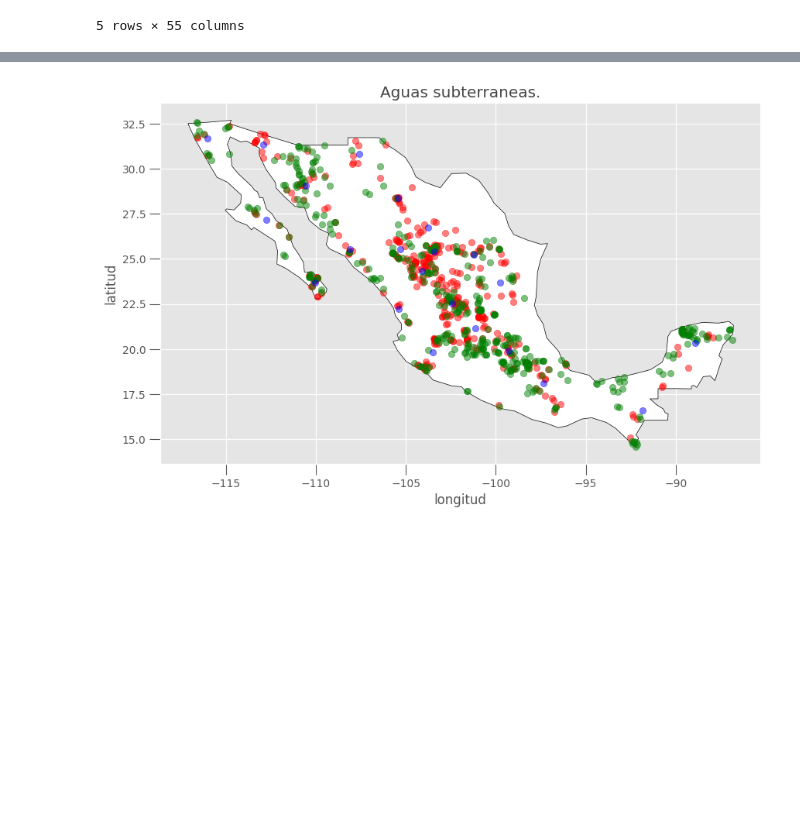
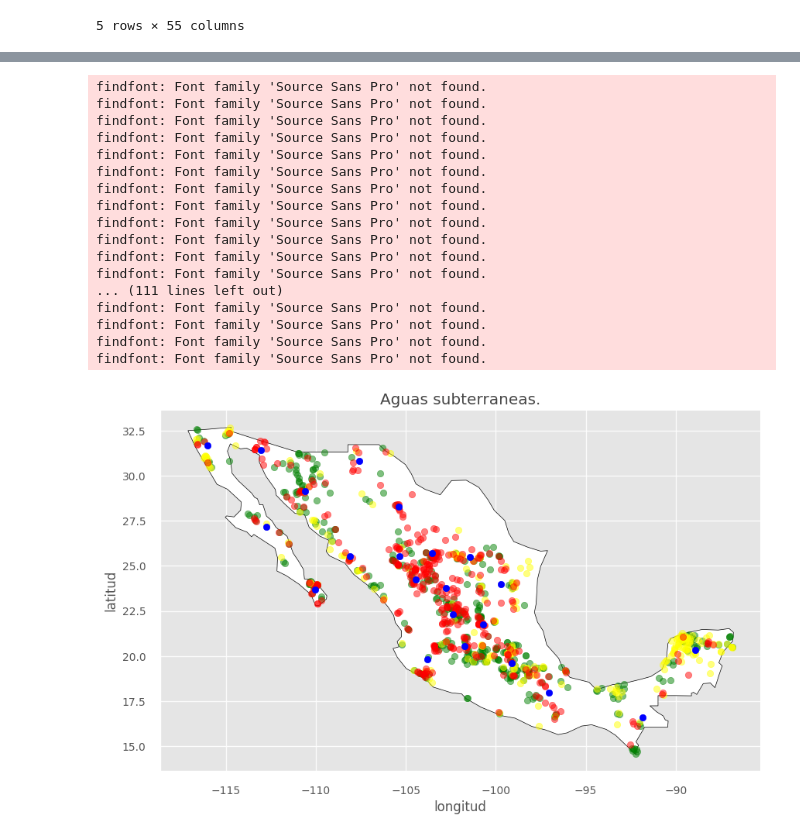
Before and after one commit to PosgradoMNA/actividades-del-projecto-96, a Jupyter notebook: Reto/reto_calidad_agua.ipynb, the cells around one changed output, grey strips where cells are left out. Cells and saved outputs as stored; diff of their text form; code cells hidden in the pictures; blank space fills up the shorter version.

```diff
--- a/Reto/reto_calidad_agua.ipynb
+++ b/Reto/reto_calidad_agua.ipynb
@@ -384,3 +452,7 @@ df_verde.head()
 | 6 | POZO 26, SAN JUAN | PENINSULA DE BAJA CALIFORNIA | BAJA CALIFORNIA SUR | LA PAZ | TODOS SANTOS | POZO | -110.213960 | 23.474600 | 203.670 | ... |
 | 8 | LAS PARRITAS | PENINSULA DE BAJA CALIFORNIA | BAJA CALIFORNIA SUR | LA PAZ | EL CARRIZAL | POZO | -110.088778 | 23.799861 | 343.655 | ... |
 5 rows × 55 columns
+# %%
+es_amarillo = dfCalidadSubterranea.loc[:, 'SEMAFORO'] == 'Amarillo'
+df_amarillo = dfCalidadSubterranea.loc[es_amarillo]
+df_amarillo.head()
@@ -408,3 +488,7 @@ gdfVerde.head()
 | 6 | POZO 26, SAN JUAN | PENINSULA DE BAJA CALIFORNIA | BAJA CALIFORNIA SUR | LA PAZ | TODOS SANTOS | POZO | -110.213960 | 23.474600 | 203.670 | ... |
 | 8 | LAS PARRITAS | PENINSULA DE BAJA CALIFORNIA | BAJA CALIFORNIA SUR | LA PAZ | EL CARRIZAL | POZO | -110.088778 | 23.799861 | 343.655 | ... |
 5 rows × 55 columns
+# %%
+#todos Verdes
+gdfAmarillo = gpd.GeoDataFrame(df_amarillo, geometry="Coordinates")
+gdfAmarillo.head()
@@ -585,19 +746,37 @@ gdf1 = gpd.GeoDataFrame(df2, geometry="Coordinates")
 # %%
 fig, gax = plt.subplots(figsize=(10,10))
 
 world.query("name == 'Mexico'").plot(ax = gax, edgecolor='black', color='white')
 
+gdfVerde.plot(ax=gax, color='green', alpha = 0.5)
+gdfAmarillo.plot(ax=gax, color='yellow', alpha = .5)
 gdfRojo.plot(ax=gax, color='red', alpha = 0.5)
-gdfVerde.plot(ax=gax, color='green', alpha = 0.5)
-gdf1.plot(ax=gax, color='blue', alpha = 0.5)
+gdf1.plot(ax=gax, color='blue', alpha = 1)
 
 gax.set_xlabel('longitud')
 gax.set_ylabel('latitud')
 gax.set_title('Aguas subterraneas.')
 
 gax.spines['top'].set_visible(False)
 gax.spines['right'].set_visible(False)
 
 plt.show()
 # %% [output]
+findfont: Font family 'Source Sans Pro' not found.
+findfont: Font family 'Source Sans Pro' not found.
+findfont: Font family 'Source Sans Pro' not found.
+findfont: Font family 'Source Sans Pro' not found.
+findfont: Font family 'Source Sans Pro' not found.
+findfont: Font family 'Source Sans Pro' not found.
+findfont: Font family 'Source Sans Pro' not found.
+findfont: Font family 'Source Sans Pro' not found.
+findfont: Font family 'Source Sans Pro' not found.
+findfont: Font family 'Source Sans Pro' not found.
+findfont: Font family 'Source Sans Pro' not found.
+findfont: Font family 'Source Sans Pro' not found.
+... (111 lines left out)
+findfont: Font family 'Source Sans Pro' not found.
+findfont: Font family 'Source Sans Pro' not found.
+findfont: Font family 'Source Sans Pro' not found.
+findfont: Font family 'Source Sans Pro' not found.
-[figure, old version]
+[figure, new version]
```
Also changed, not shown: parts of 16 cells of this notebook.
